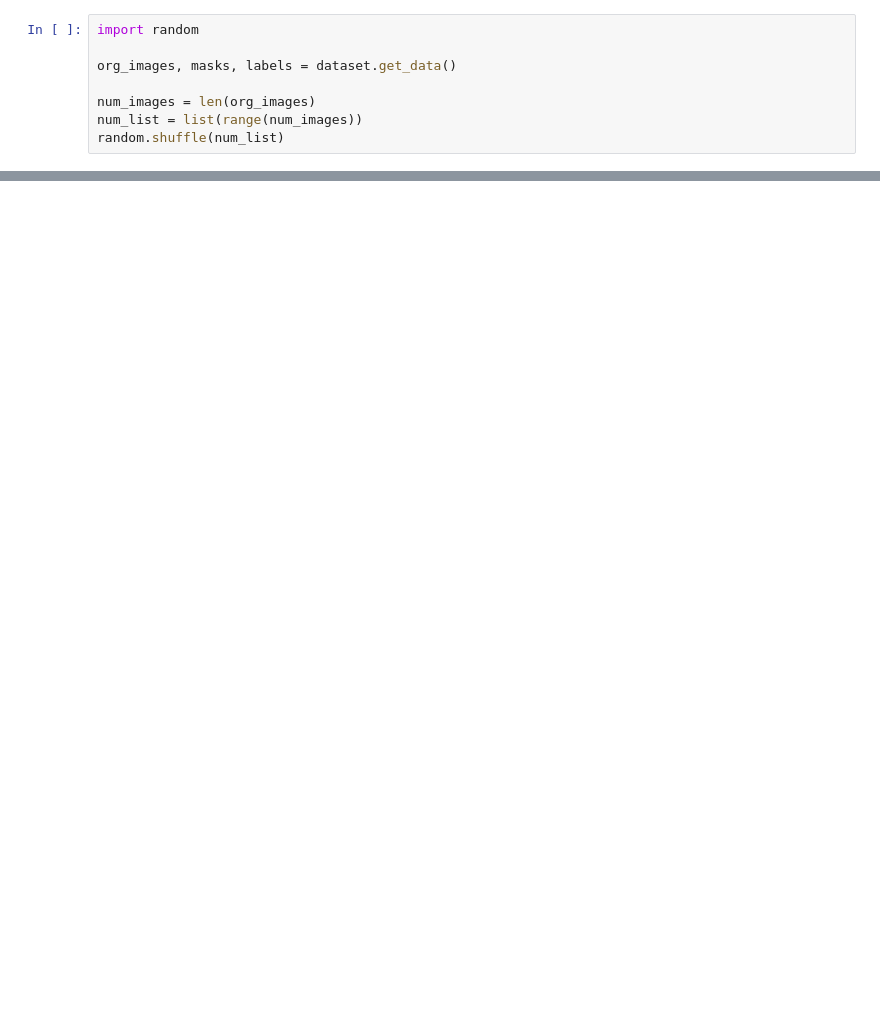
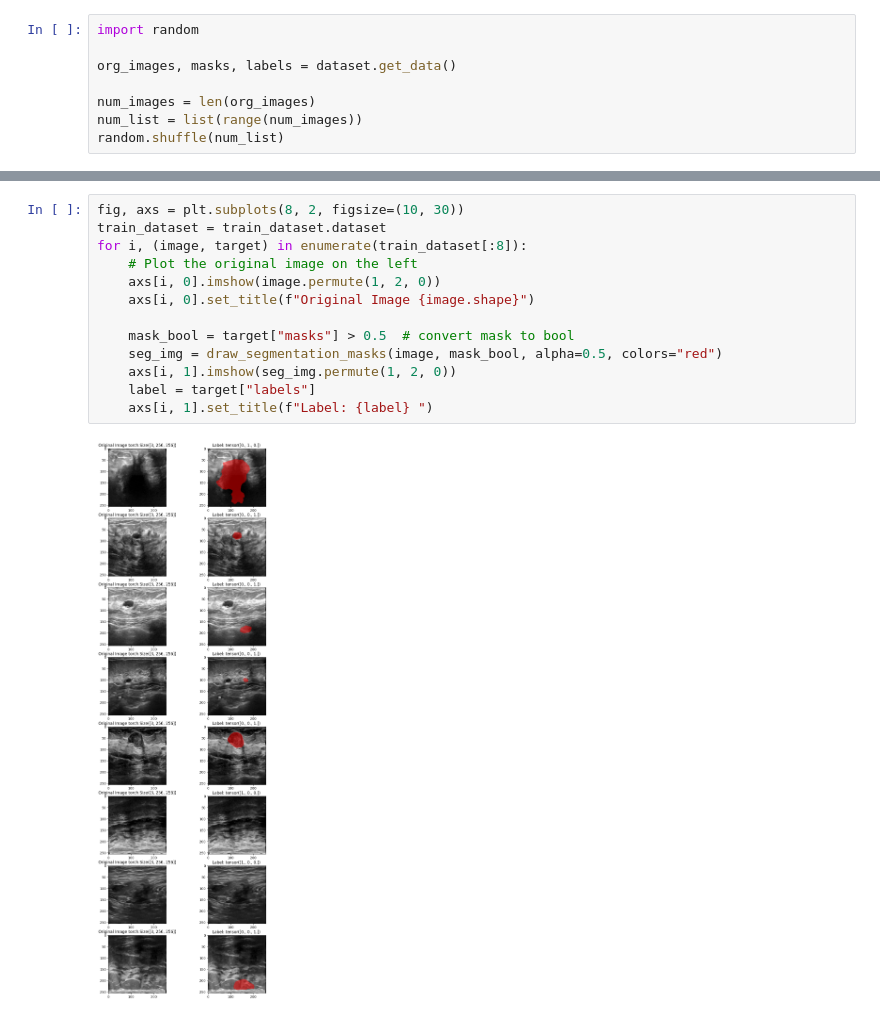
Before and after one commit to vivekpatel99/PyTorch-Breast-Ultrasound-Segmentation, a Jupyter notebook: notebooks/01_exploratory_data_analysis.ipynb, the cells around one changed output, grey strips where cells are left out. Drawn from its saved outputs; the diff is of its cells as text; blank space fills up the shorter version.

```diff
--- a/notebooks/01_exploratory_data_analysis.ipynb
+++ b/notebooks/01_exploratory_data_analysis.ipynb
@@ -240,0 +239,15 @@ for i, ran_idx in enumerate(num_list[:8]):
+# %%
+fig, axs = plt.subplots(8, 2, figsize=(10, 30))
+train_dataset = train_dataset.dataset
+for i, (image, target) in enumerate(train_dataset[:8]):
+    # Plot the original image on the left
+    axs[i, 0].imshow(image.permute(1, 2, 0))
+    axs[i, 0].set_title(f"Original Image {image.shape}")
+
+    mask_bool = target["masks"] > 0.5  # convert mask to bool
+    seg_img = draw_segmentation_masks(image, mask_bool, alpha=0.5, colors="red")
+    axs[i, 1].imshow(seg_img.permute(1, 2, 0))
+    label = target["labels"]
+    axs[i, 1].set_title(f"Label: {label} ")
+# %% [output]
+[figure, added]
```
Also changed, not shown: parts of 14 cells of this notebook, 11 other files.
